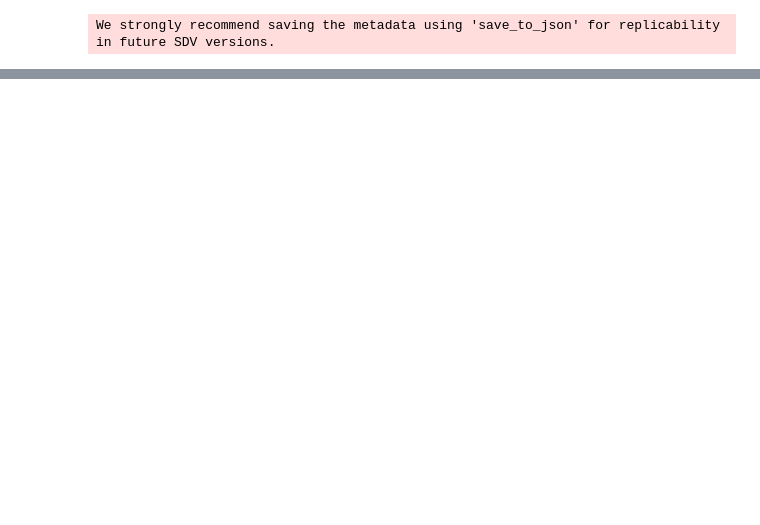
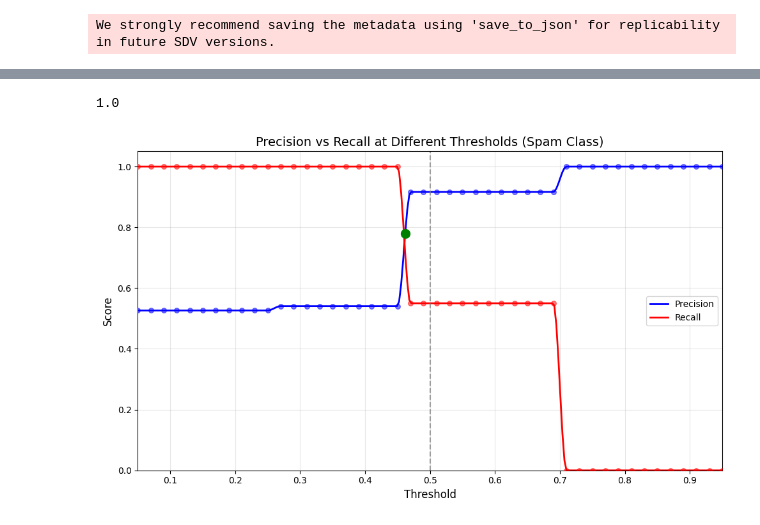
Before and after one commit to ColeDnought/Bluesky-Labeler, a Jupyter notebook: url_analysis.ipynb, the cells around one changed output, grey strips where cells are left out. Cells and saved outputs as stored; diff of their text form; code cells hidden in the pictures; blank space fills up the shorter version.

Commit message:
Plots + analysis done

```diff
--- a/url_analysis.ipynb
+++ b/url_analysis.ipynb
@@ -39,10 +39,11 @@ test_data.head()
 # %%
 target_column = 'label'
-feature_columns = ['unique_domains', 'unique_urls', 'avg_time_between_posts', 'posts_to_bursty_urls', 'followers_count', 'follows_count', 'follower_following_ratio']
+# feature_columns = ['unique_domains', 'unique_urls', 'avg_time_between_posts', 'followers_count', 'follows_count', 'follower_following_ratio']
+feature_columns = ['unique_domains', 'unique_urls', 'followers_count', 'follows_count']
 # %%
 from analysis_helpers import augment_data
 
-augmented_data = augment_data(test_data, feature_columns, target_column, num_synthetic_rows=150)
+test_data = augment_data(test_data, feature_columns, target_column, num_synthetic_rows=150)
 # %% [output]
 We strongly recommend saving the metadata using 'save_to_json' for replicability in future SDV versions.
 # %%
@@ -82,0 +100,74 @@ weighted avg       0.84      0.84      0.84        19
+# %%
+prec
+# %% [output]
+1.0
+# %%
+## Plot precision/recall for 'spam' label at different thresholds
+import matplotlib.pyplot as plt
+from sklearn.metrics import precision_score, recall_score
+from scipy.interpolate import PchipInterpolator
+
+# Get class labels
+classes = classifier.classes_
+spam_idx = list(classes).index('spam')
+
+# Test different thresholds (more granular)
+thresholds = np.arange(0.05, 1.0, 0.02)
+precisions = []
+recalls = []
+
+for threshold in thresholds:
+    y_pred_thresh = np.where(y_proba[:, spam_idx] >= threshold, 'spam', 'good')
+
+    precision, recall = report_at_threshold(threshold)
+
+    precisions.append(precision)
+    recalls.append(recall)
+
+precisions = np.array(precisions)
+recalls = np.array(recalls)
+
+# Use PCHIP interpolation (monotonic, no overshoot)
+thresholds_smooth = np.linspace(thresholds.min(), thresholds.max(), 300)
+
+precision_interp = PchipInterpolator(thresholds, precisions)
+recall_interp = PchipInterpolator(thresholds, recalls)
+
+precisions_smooth = precision_interp(thresholds_smooth)
+recalls_smooth = recall_interp(thresholds_smooth)
+
+# Clip values to valid range [0, 1]
+precisions_smooth = np.clip(precisions_smooth, 0, 1)
+recalls_smooth = np.clip(recalls_smooth, 0, 1)
+
+# Plot precision and recall vs threshold
+fig, ax1 = plt.subplots(figsize=(10, 6))
+
+ax1.plot(thresholds_smooth, precisions_smooth, 'b-', linewidth=2, label='Precision')
+ax1.plot(thresholds_smooth, recalls_smooth, 'r-', linewidth=2, label='Recall')
+
+# Add original points as markers
+ax1.scatter(thresholds, precisions, color='blue', s=30, alpha=0.5, zorder=5)
+ax1.scatter(thresholds, recalls, color='red', s=30, alpha=0.5, zorder=5)
+
+ax1.set_xlabel('Threshold', fontsize=12)
+ax1.set_ylabel('Score', fontsize=12)
+ax1.set_title('Precision vs Recall at Different Thresholds (Spam Class)', fontsize=14)
+ax1.legend(loc='center right')
+ax1.grid(True, alpha=0.3)
+ax1.set_xlim(0.05, 0.95)
+ax1.set_ylim(0, 1.05)
+
+# Mark default threshold (0.5)
+ax1.axvline(x=0.5, color='gray', linestyle='--', alpha=0.7, label='Default (0.5)')
+
+# Find and mark the threshold where precision = recall (F1 optimal point)
+diff = np.abs(precisions_smooth - recalls_smooth)
+optimal_idx = np.argmin(diff)
+ax1.scatter([thresholds_smooth[optimal_idx]], [precisions_smooth[optimal_idx]],
+            color='green', s=100, zorder=5, label=f'P=R @ {thresholds_smooth[optimal_idx]:.2f}')
+
+plt.tight_layout()
+plt.show()
+# %% [output]
+[figure, added]
```
Also changed, not shown: parts of 9 cells of this notebook, 5 other files.
